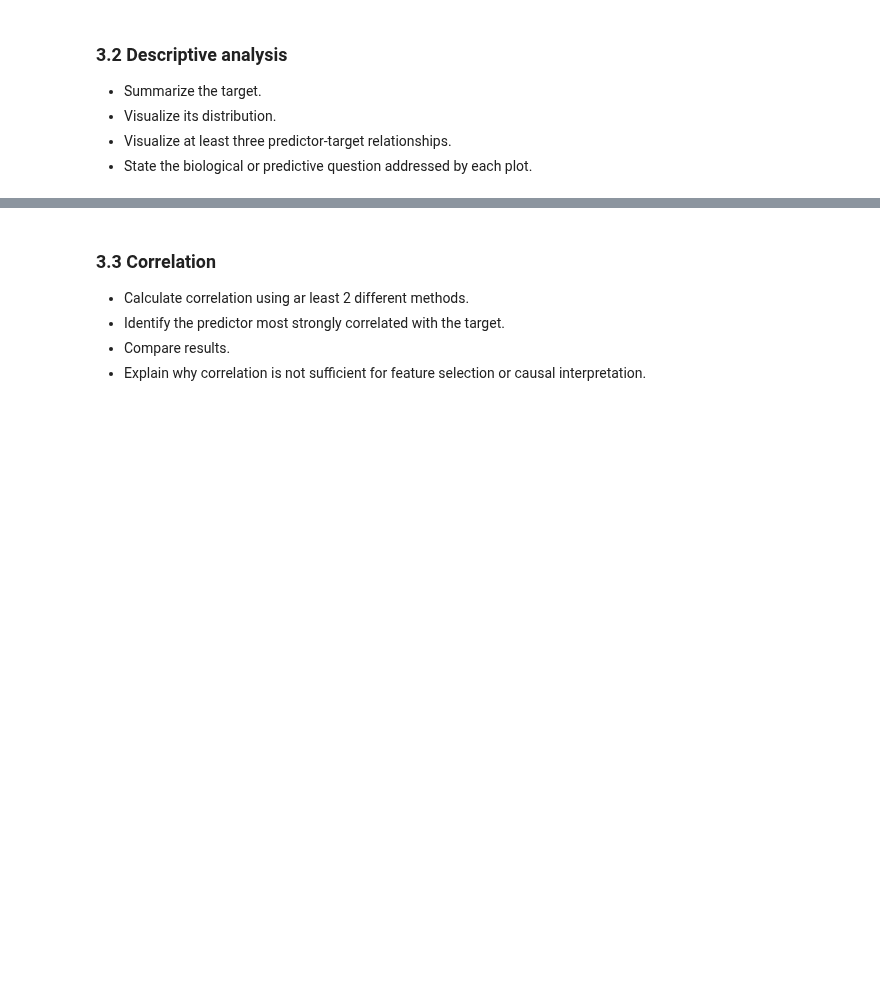
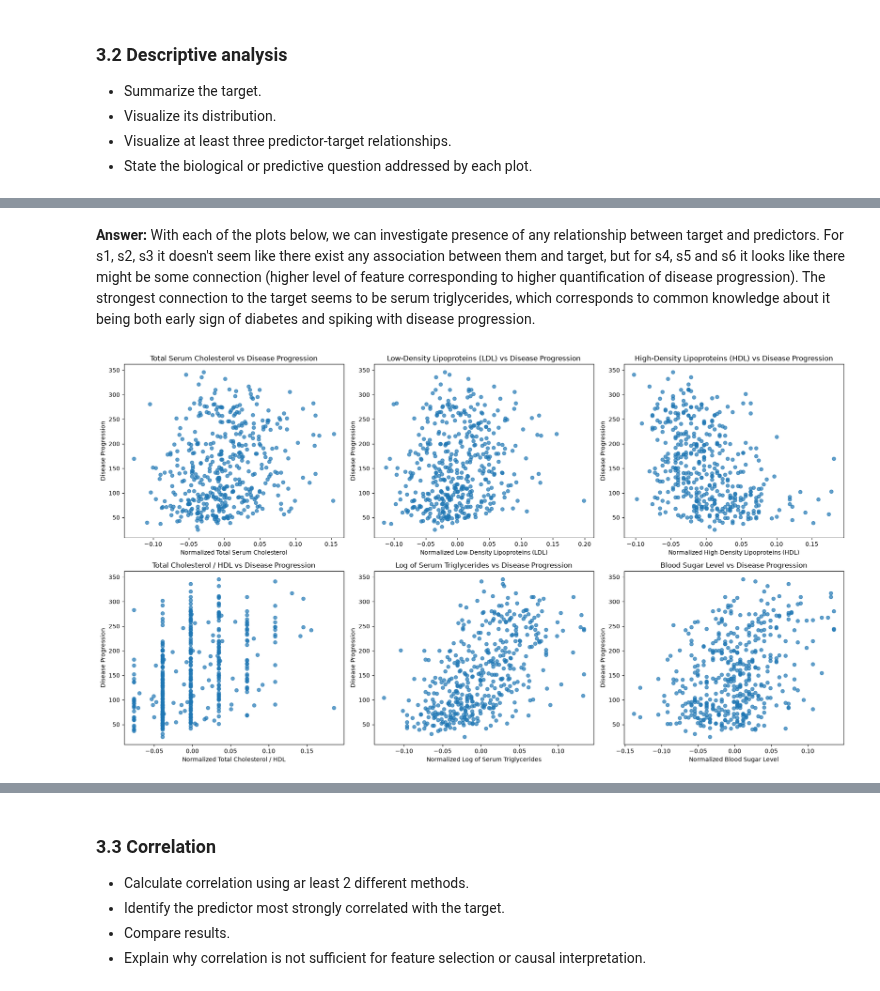
Before and after one commit to sasha-tsepilova/KSE_ML_for_bioinformatics, a Jupyter notebook: practicals/week2/REPORT_TEMPLATE.ipynb, the cells around one changed output, grey strips where cells are left out. Saved outputs shown, nothing was run; the diff lists cells and outputs as text; code cells hidden in the pictures; blank space fills up the shorter version.

```diff
--- a/practicals/week2/REPORT_TEMPLATE.ipynb
+++ b/practicals/week2/REPORT_TEMPLATE.ipynb
@@ -86,0 +255,28 @@ Identify:
+# %% [markdown]
+**Answer:** With each of the plots below, we can investigate presence of any relationship between target and predictors. For s1, s2, s3 it doesn't seem like there exist any association between them and target, but for s4, s5 and s6 it looks like there might be some connection (higher level of feature corresponding to higher quantification of disease progression). The strongest connection to the target seems to be serum triglycerides, which corresponds to common knowledge about it being both early sign of diabetes and spiking with disease progression.
+# %%
+feature_titles = {
+    "s1": "Total Serum Cholesterol",
+    "s2": "Low-Density Lipoproteins (LDL)",
+    "s3": "High-Density Lipoproteins (HDL)",
+    "s4": "Total Cholesterol / HDL",
+    "s5": "Log of Serum Triglycerides",
+    "s6": "Blood Sugar Level",
+}
+
+features = ["s1", "s2", "s3", "s4", "s5", "s6"]
+fig, axes = plt.subplots(nrows=2, ncols=3, figsize=(18, 10))
+axes = axes.flatten()
+
+for i, feature in enumerate(features):
+    ax = axes[i]
+    ax.scatter(diabetes_df[feature], diabetes_df["target"], alpha=0.7, color="tab:blue")
+    readable_name = feature_titles.get(feature, feature)
+
+    ax.set_xlabel(f"Normalized {readable_name}")
+    ax.set_ylabel("Disease Progression")
+    ax.set_title(f"{readable_name} vs Disease Progression")
+plt.tight_layout()
+plt.show()
+# %% [output]
+[figure, added]
```
Also changed, not shown: parts of 37 cells of this notebook.
